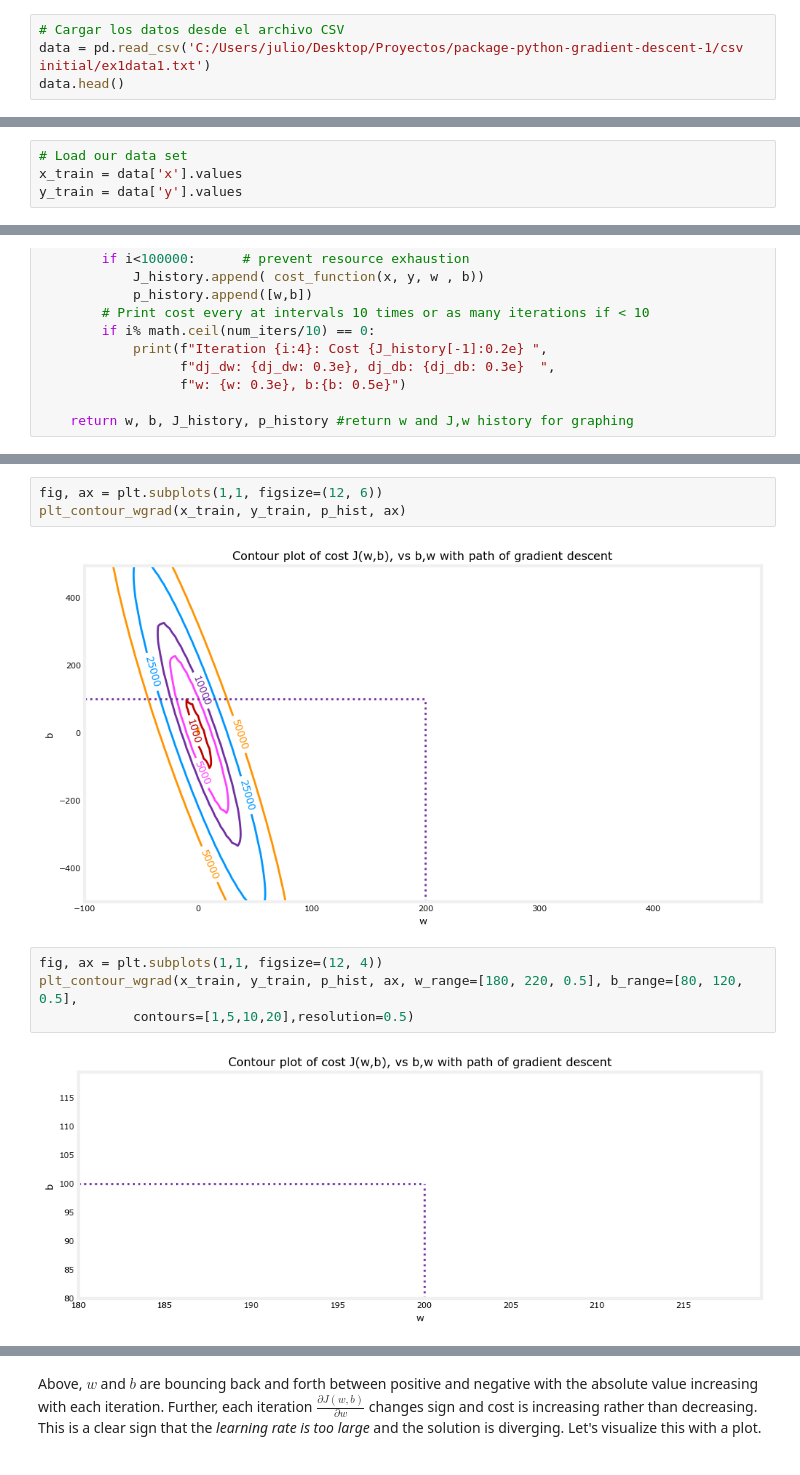
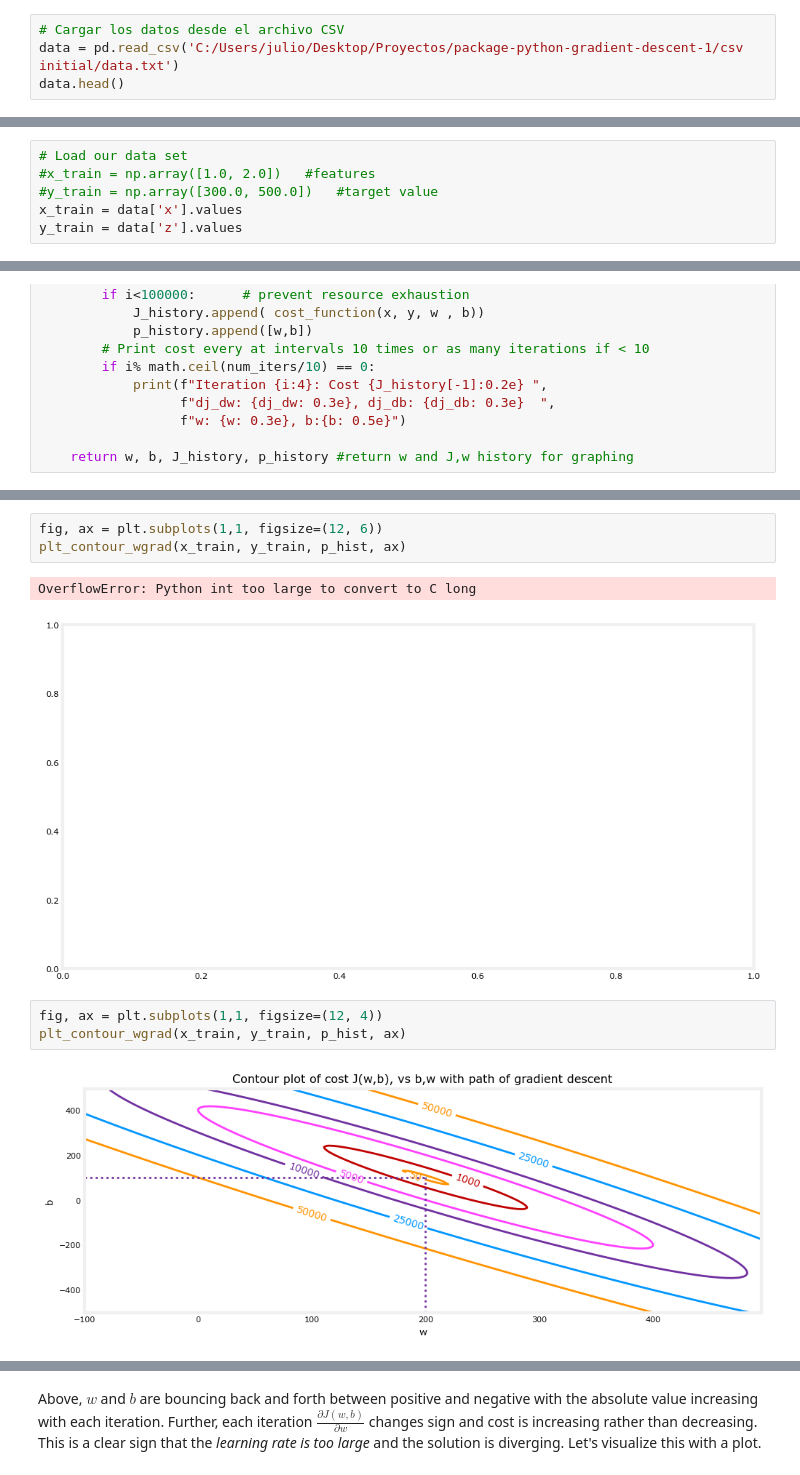
Before and after one commit to Railnlays/package-python-gradient-descent-1, a Jupyter notebook: C1_W1_Lab04_Gradient_Descent_Soln.ipynb, the cells around one changed output, grey strips where cells are left out. Drawn from its saved outputs; the diff is of its cells as text.

```diff
--- a/C1_W1_Lab04_Gradient_Descent_Soln.ipynb
+++ b/C1_W1_Lab04_Gradient_Descent_Soln.ipynb
@@ -7,6 +7,6 @@ plt.style.use('./deeplearning.mplstyle')
 from lab_utils_uni import plt_house_x, plt_contour_wgrad, plt_divergence, plt_gradients
 # %%
 # Cargar los datos desde el archivo CSV
-data = pd.read_csv('C:/Users/julio/Desktop/Proyectos/package-python-gradient-descent-1/csv initial/ex1data1.txt')
+data = pd.read_csv('C:/Users/julio/Desktop/Proyectos/package-python-gradient-descent-1/csv initial/data.txt')
 data.head()
 # %% [output]
@@ -19,4 +19,6 @@ data.head()
 # %%
 # Load our data set
+#x_train = np.array([1.0, 2.0])   #features
+#y_train = np.array([300.0, 500.0])   #target value
 x_train = data['x'].values
-y_train = data['y'].values
+y_train = data['z'].values
@@ -159,13 +170,13 @@ print(f"2000 sqft house prediction {w_final*2.0 + b_final:0.1f} Thousand dollars
 fig, ax = plt.subplots(1,1, figsize=(12, 6))
 plt_contour_wgrad(x_train, y_train, p_hist, ax)
 # %% [output]
+OverflowError: Python int too large to convert to C long
-[figure, old version]
+[figure, new version]
 # %%
 fig, ax = plt.subplots(1,1, figsize=(12, 4))
-plt_contour_wgrad(x_train, y_train, p_hist, ax, w_range=[180, 220, 0.5], b_range=[80, 120, 0.5],
-            contours=[1,5,10,20],resolution=0.5)
+plt_contour_wgrad(x_train, y_train, p_hist, ax)
 # %% [output]
-[figure, old version]
+[figure, new version]
 # %%
 # initialize parameters
 w_init = 0
```
Also changed, not shown: parts of 7 cells of this notebook, 6 other files.
